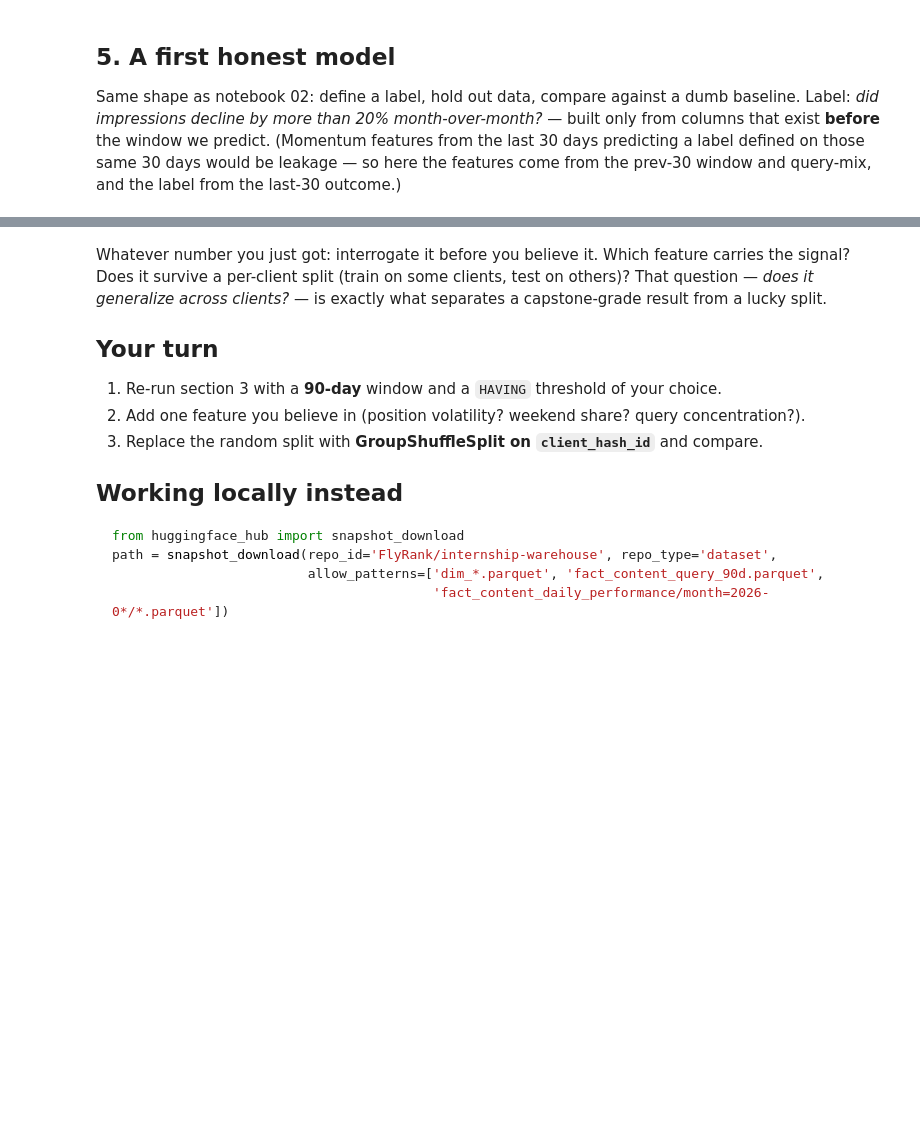
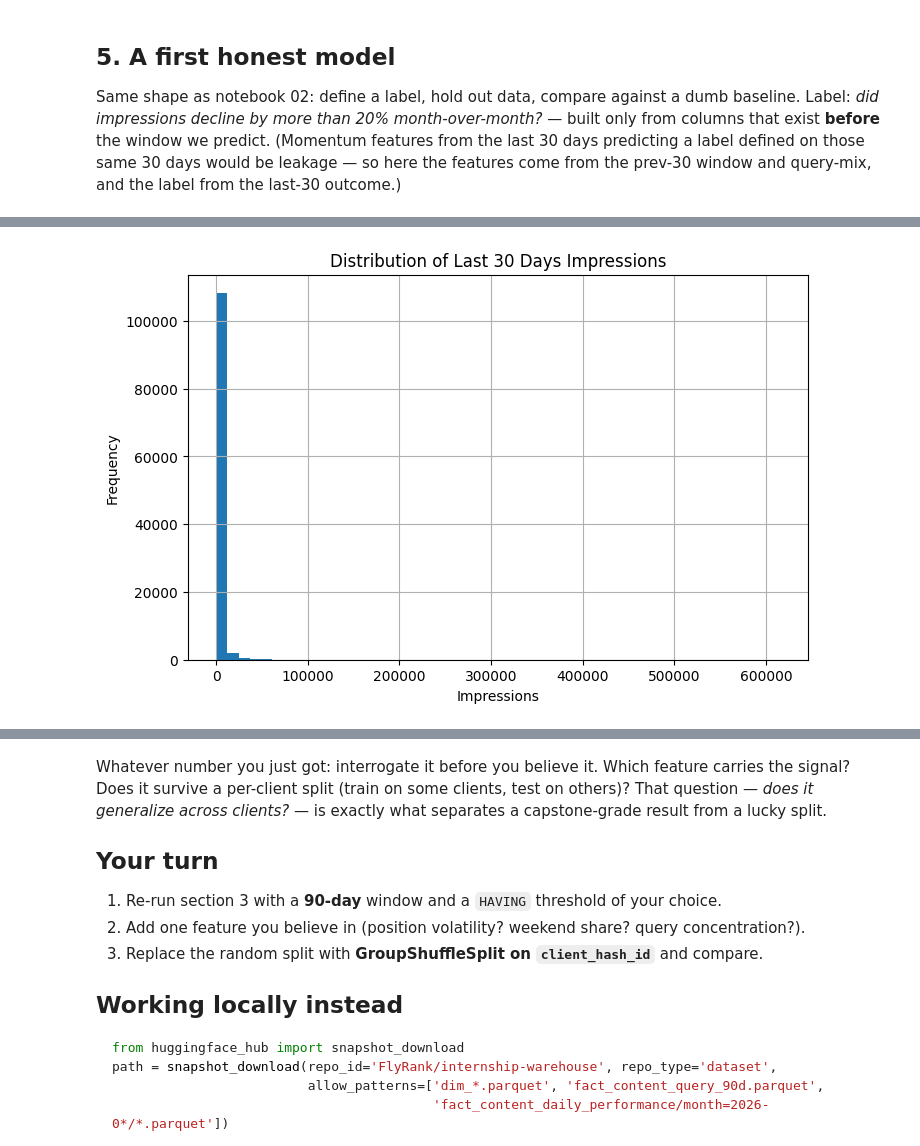
Before and after one commit to Sgln24/flyrank-ml-internship-w1, a Jupyter notebook: notebooks/03_working_with_the_full_release.ipynb, the cells around one changed output, grey strips where cells are left out. Saved outputs shown, nothing was run; the diff lists cells and outputs as text; code cells hidden in the pictures; blank space fills up the shorter version.

```diff
--- a/notebooks/03_working_with_the_full_release.ipynb
+++ b/notebooks/03_working_with_the_full_release.ipynb
@@ -203,0 +348,19 @@ weighted avg      0.633     0.653     0.628     25551
+# %%
+content_df = con.sql(f"""
+SELECT
+    client_hash_id,
+    content_hash_id,
+    word_count,
+    char_count,
+    category_count,
+    content_type,
+    keyword_token_count,
+    keyword_char_count
+FROM {TABLES['dim_content']}
+""").df()
+# %%
+analysis_df_v2 = data.merge(
+    content_df,
+    on=["client_hash_id", "content_hash_id"],
+    how="inner"
+)
@@ -203,0 +396,14 @@ weighted avg      0.633     0.653     0.628     25551
+# %%
+import matplotlib.pyplot as plt
+
+plt.figure(figsize=(8,5))
+
+analysis_df_v2["imp_last30"].hist(bins=50)
+
+plt.title("Distribution of Last 30 Days Impressions")
+plt.xlabel("Impressions")
+plt.ylabel("Frequency")
+
+plt.show()
+# %% [output]
+[figure, added]
```
Also changed, not shown: parts of 37 cells of this notebook.
